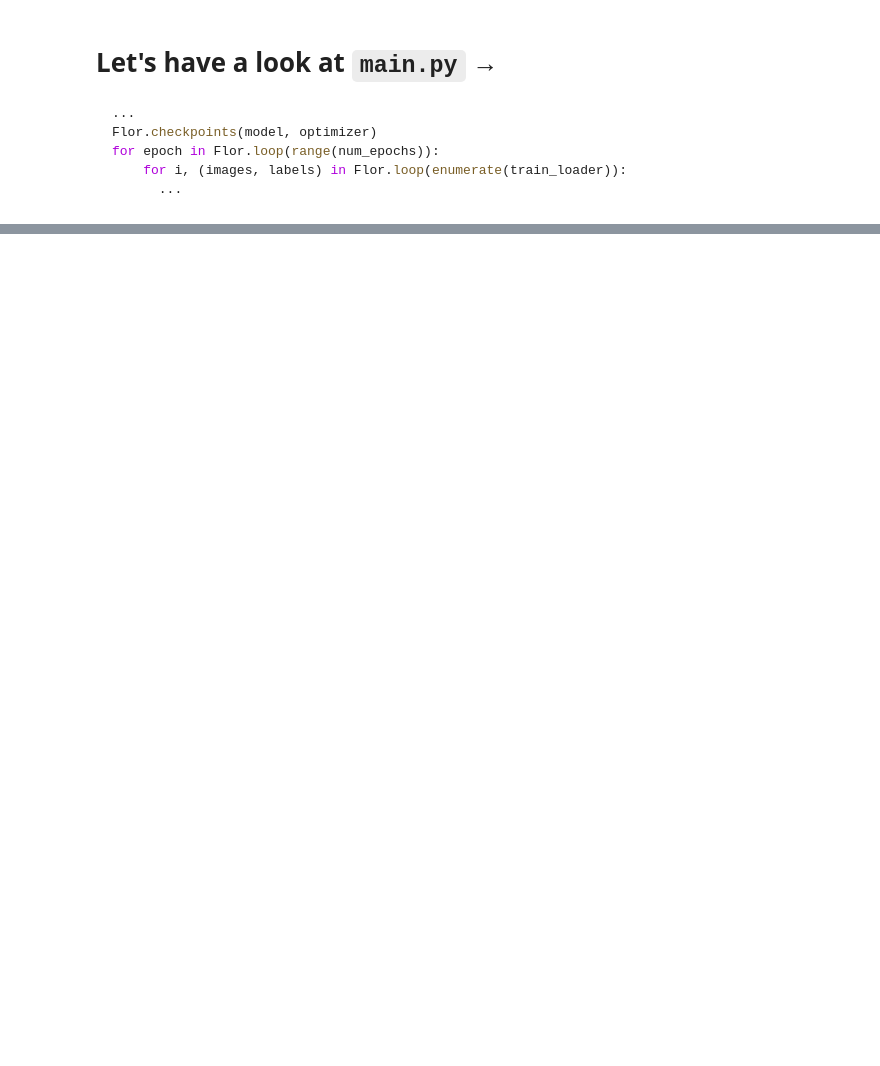
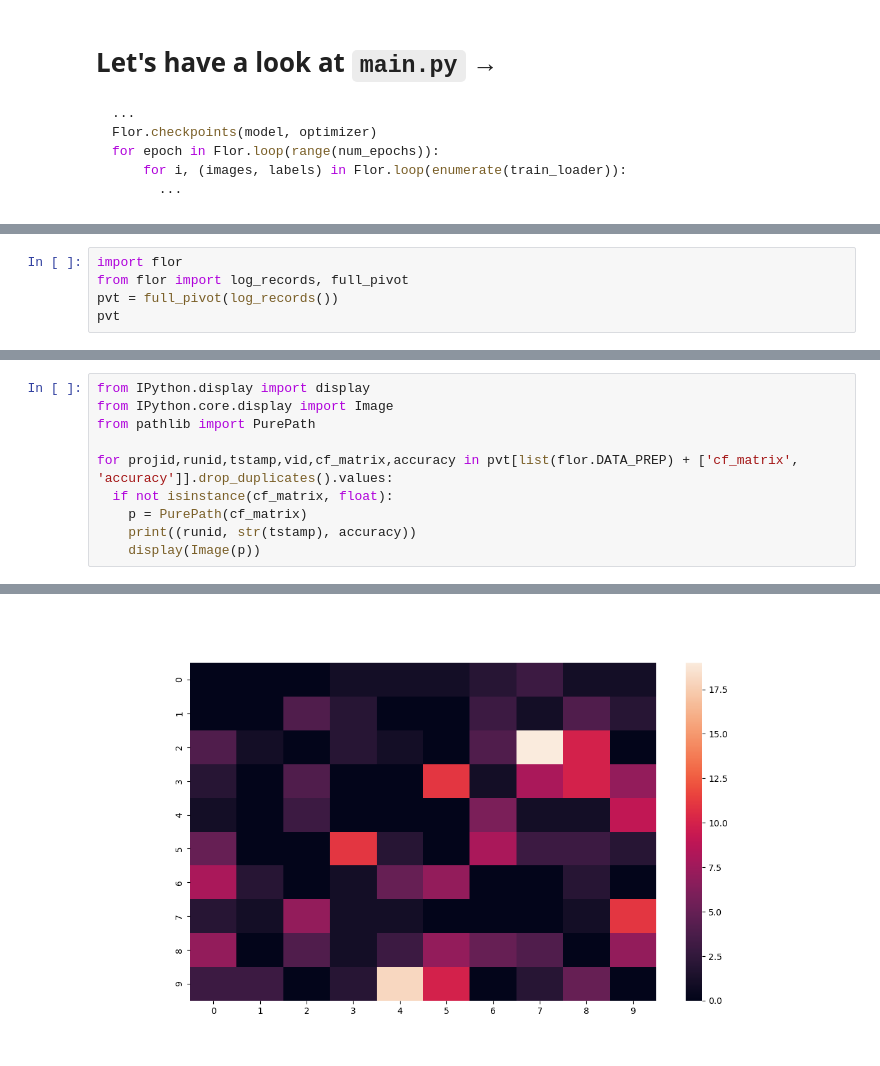
Before and after one commit to ucbrise/flor, a Jupyter notebook: presentations/CoreData_Flor.ipynb, the cells around one changed output, grey strips where cells are left out. Saved outputs shown, nothing was run; the diff lists cells and outputs as text; blank space fills up the shorter version.

```diff
--- a/presentations/CoreData_Flor.ipynb
+++ b/presentations/CoreData_Flor.ipynb
@@ -83,0 +66,5 @@ full_pivot(log_records())
+# %%
+import flor
+from flor import log_records, full_pivot
+pvt = full_pivot(log_records())
+pvt
@@ -83,0 +95,11 @@ full_pivot(log_records())
+# %%
+from IPython.display import display
+from IPython.core.display import Image
+from pathlib import PurePath
+
+for projid,runid,tstamp,vid,cf_matrix,accuracy in pvt[list(flor.DATA_PREP) + ['cf_matrix', 'accuracy']].drop_duplicates().values:
+  if not isinstance(cf_matrix, float):
+    p = PurePath(cf_matrix)
+    print((runid, str(tstamp), accuracy))
+    display(Image(p))
+# %% [output]
@@ -83,0 +107 @@ full_pivot(log_records())
+[figure, added]
```
Also changed, not shown: parts of 20 cells of this notebook, 2 other files.
